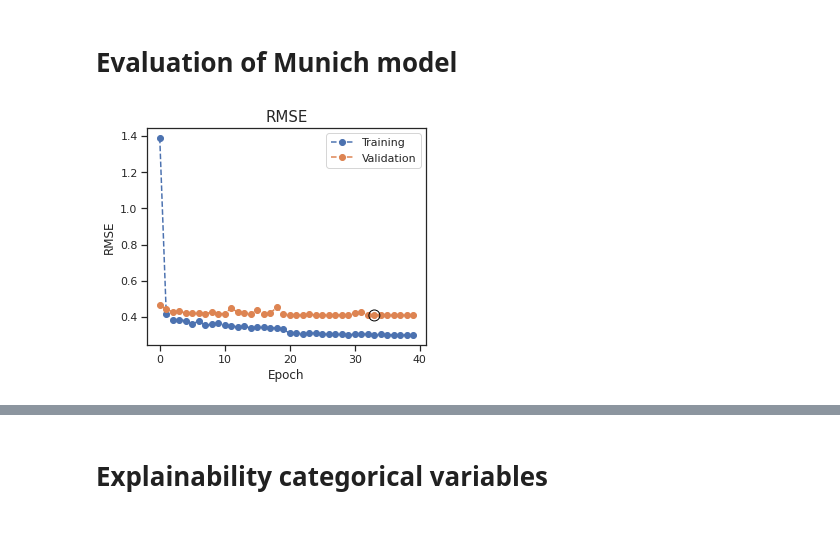
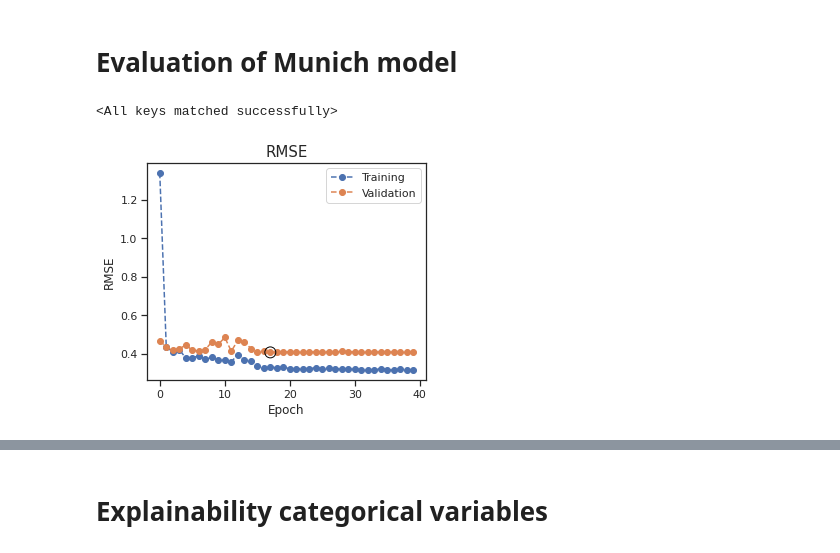
Before and after one commit to dernameistegal/airbnb_price, a Jupyter notebook: Ensemble_model.ipynb, the cells around one changed output, grey strips where cells are left out. Cells and saved outputs as stored; diff of their text form; code cells hidden in the pictures.

```diff
--- a/Ensemble_model.ipynb
+++ b/Ensemble_model.ipynb
@@ -343,10 +514,31 @@ sklearn.metrics.r2_score(ys, ypreds)
 # %% [markdown]
 # Evaluation of Munich model
+# %%
+# load statedict of saved model
+no_of_thumb = 100
+no_of_desc = 100
+no_of_rev = 100
+no_of_cont = len(traindf.columns) - 3 - 1 - len(catlist)  # -3 for thumb, desc and rev, -1 for price, last term to subtract cat cols
+cat_emb_dims = [(len(x), 16) for x in catlist]
+lin_layer_sizes = [512, 512, 512, 512, 512]
+
+model = EnsembleModel2(no_of_thumb=no_of_thumb, no_of_desc=no_of_desc, no_of_rev=no_of_rev, no_of_cont=no_of_cont,
+                      cat_emb_dims=cat_emb_dims, lin_layer_sizes=lin_layer_sizes, thumb_dropout=0.3, desc_dropout=0.3,
+                      rev_dropout=0.3, cont_dropout=0, cat_dropout=0, linear_layer_dropout=[0, 0, 0, 0, 0], bn_layers=False)
+
+# load statedict and model performances
+savefolder = "munich_model"
+state_dict = torch.load("/content/drive/MyDrive/Colab/airbnb/data/model_performance/" + savefolder + "/checkpoint.pt")
+train_rmse = np.load("/content/drive/MyDrive/Colab/airbnb/data/model_performance/" + savefolder + "/trainloss.npy")
+val_rmse = np.load("/content/drive/MyDrive/Colab/airbnb/data/model_performance/" + savefolder + "/valloss.npy")
+
+model.load_state_dict(state_dict)
+# %% [output]
+<All keys matched successfully>
 # %%
-tl, vl, tm, vm = result
-ut.plot("RMSE", "RMSE", tm, vm, yscale='linear', save_path="/content/file0.svg")
+ut.plot("RMSE", "RMSE", train_rmse, val_rmse, yscale='linear', save_path="/content/file0.svg")
 # %% [output]
-[figure, old version]
+[figure, new version]
 # %%
 desc = pd.read_pickle("/content/drive/MyDrive/Colab/airbnb/munich/embeddings/descriptions.pickle")
 rev = pd.read_pickle("/content/drive/MyDrive/Colab/airbnb/munich/embeddings/reviews.pickle")
```
Also changed, not shown: parts of 27 cells of this notebook.
